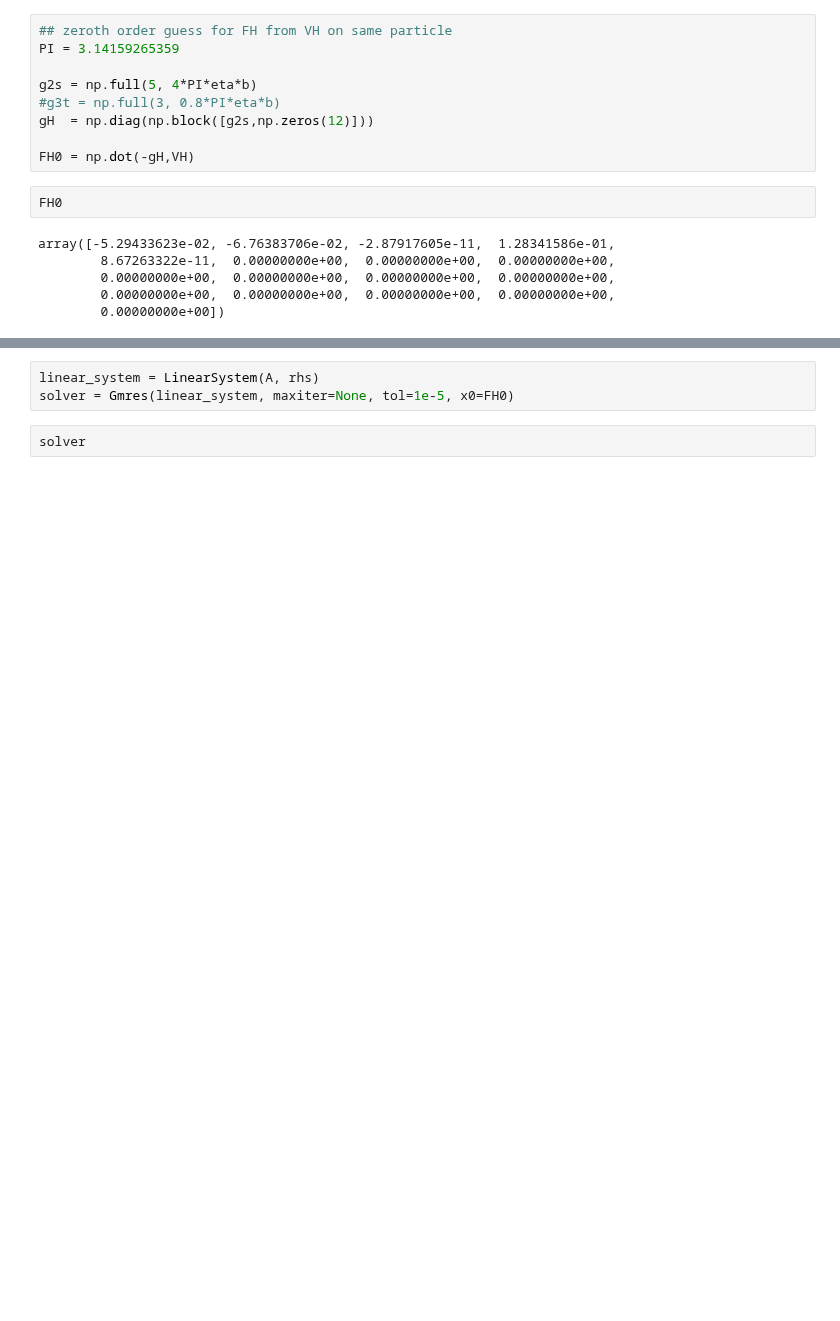
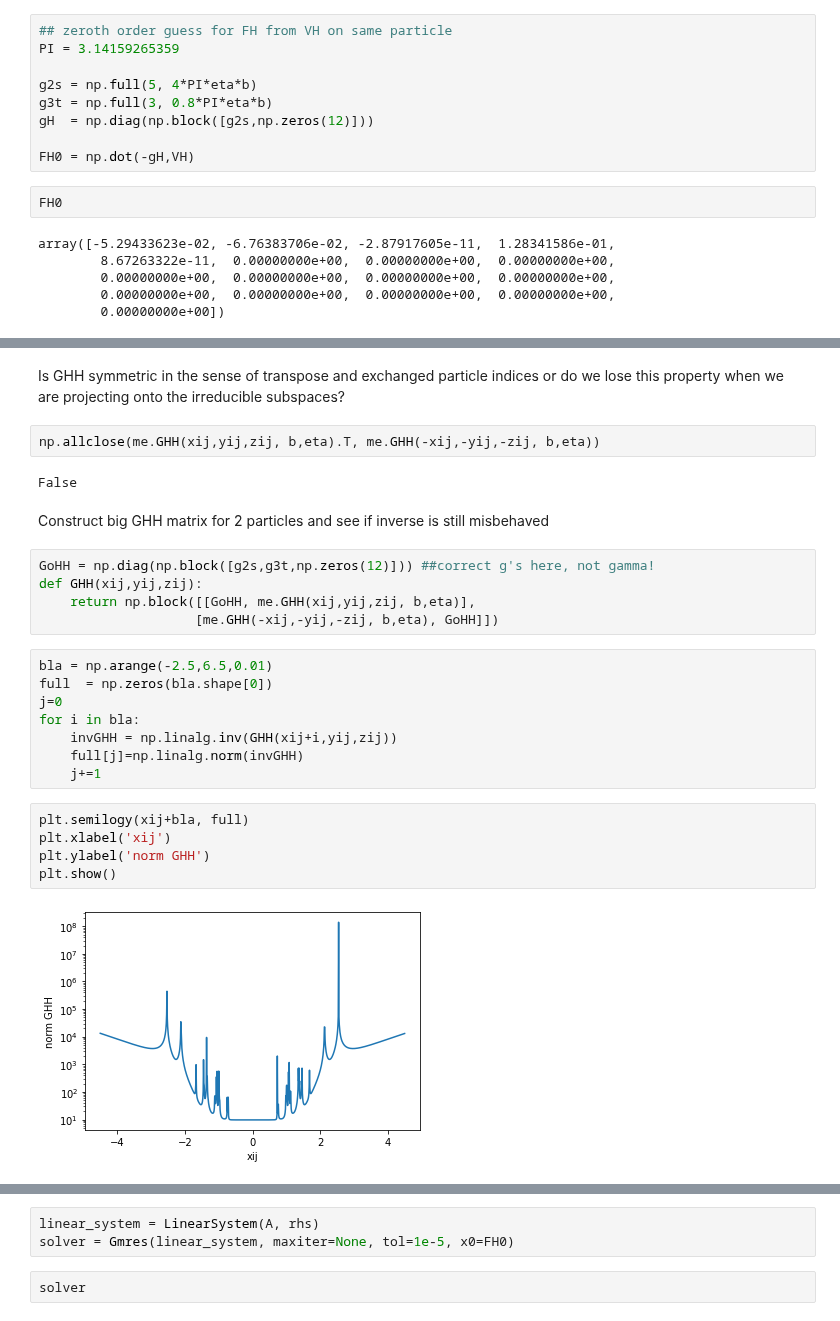
Before and after one commit to rajeshrinet/pystokes, a Jupyter notebook: examples/test-gt/krylovTest.ipynb, the cells around one changed output, grey strips where cells are left out. Cells and saved outputs as stored; diff of their text form; blank space fills up the shorter version.

```diff
--- a/examples/test-gt/krylovTest.ipynb
+++ b/examples/test-gt/krylovTest.ipynb
@@ -60,7 +60,7 @@ VH = np.array([ 4.21309891e-02,  5.38249051e-02,  2.29117550e-11, -1.02130989e-0
 PI = 3.14159265359
 
 g2s = np.full(5, 4*PI*eta*b)
-#g3t = np.full(3, 0.8*PI*eta*b)
+g3t = np.full(3, 0.8*PI*eta*b)
 gH  = np.diag(np.block([g2s,np.zeros(12)]))
 
 FH0 = np.dot(-gH,VH)
@@ -74,0 +79,28 @@ array([-5.29433623e-02, -6.76383706e-02, -2.87917605e-11,  1.28341586e-01,
+# %% [markdown]
+Is GHH symmetric in the sense of transpose and exchanged particle indices or do we lose this property when we are projecting onto the irreducible subspaces?
+# %%
+np.allclose(me.GHH(xij,yij,zij, b,eta).T, me.GHH(-xij,-yij,-zij, b,eta))
+# %% [output]
+False
+# %% [markdown]
+Construct big GHH matrix for 2 particles and see if inverse is still misbehaved
+# %%
+GoHH = np.diag(np.block([g2s,g3t,np.zeros(12)])) ##correct g's here, not gamma!
+def GHH(xij,yij,zij):
+    return np.block([[GoHH, me.GHH(xij,yij,zij, b,eta)],
+                    [me.GHH(-xij,-yij,-zij, b,eta), GoHH]])
+# %%
+bla = np.arange(-2.5,6.5,0.01)
+full  = np.zeros(bla.shape[0])
+j=0
+for i in bla:
+    invGHH = np.linalg.inv(GHH(xij+i,yij,zij))
+    full[j]=np.linalg.norm(invGHH)
+    j+=1
+# %%
+plt.semilogy(xij+bla, full)
+plt.xlabel('xij')
+plt.ylabel('norm GHH')
+plt.show()
+# %% [output]
+[figure, added]
```
Also changed, not shown: parts of 4 cells of this notebook.
